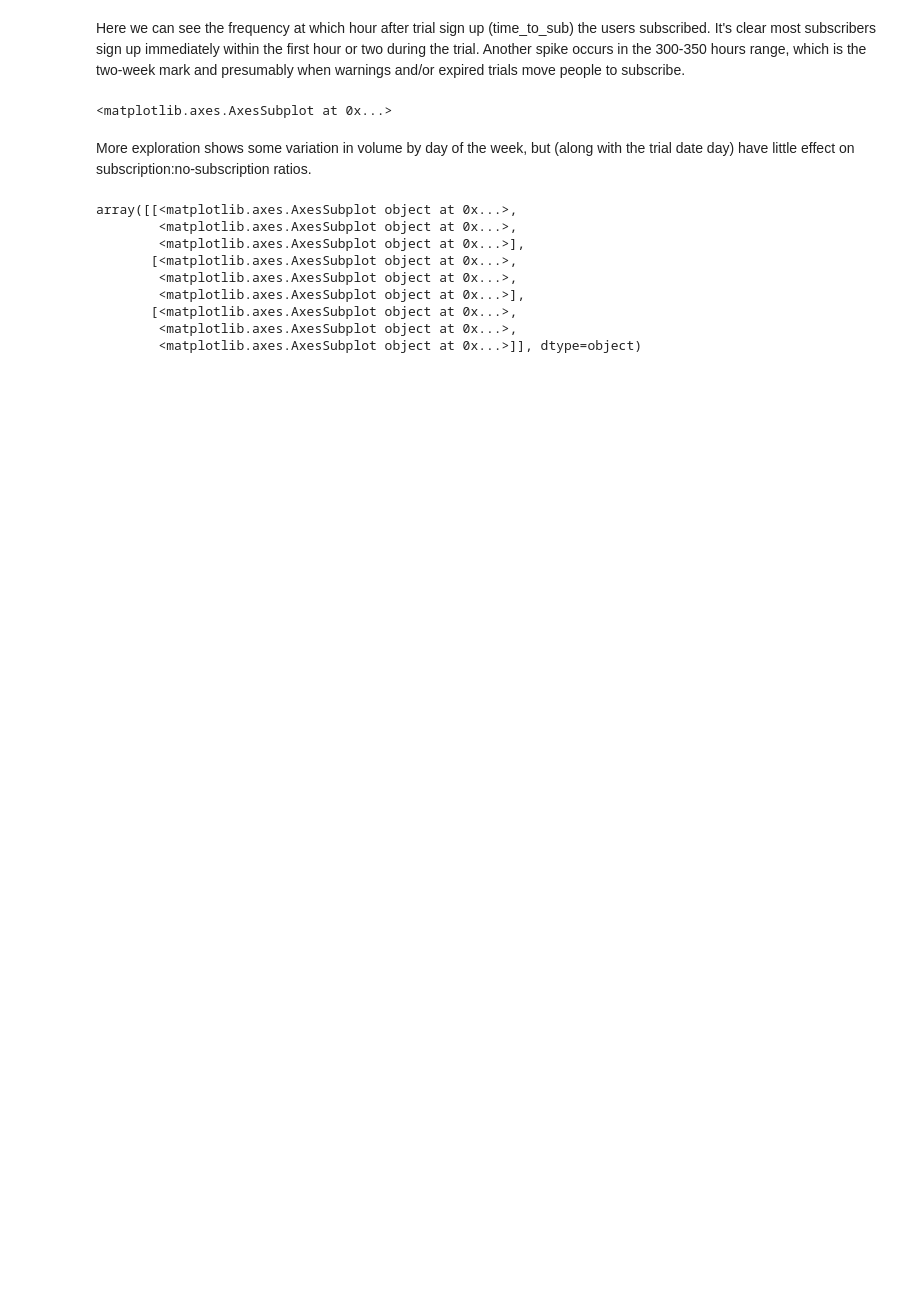
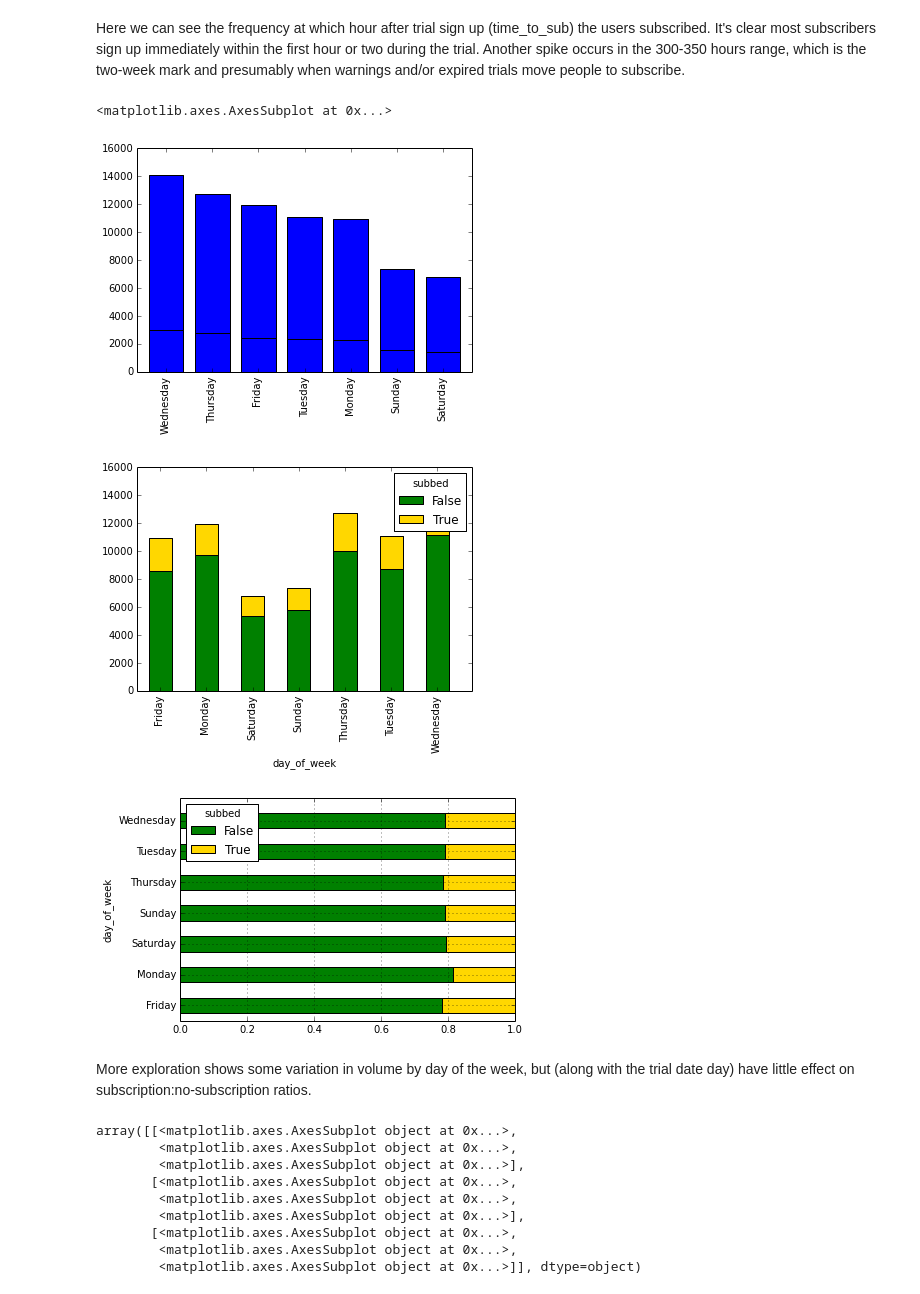
Before and after one commit to superfuji57/BIdata, a Jupyter notebook: BI_interview.ipynb, the cells around one changed output. Saved outputs shown, nothing was run; the diff lists cells and outputs as text; code cells hidden in the pictures; blank space fills up the shorter version.

```diff
--- a/BI_interview.ipynb
+++ b/BI_interview.ipynb
@@ -48,13 +48,16 @@ time_to_sub.hist(bins=200) #distribution of time elapsed from trial to subscript
 # %% [markdown]
 Here we can see the frequency at which hour after trial sign up (time_to_sub) the users subscribed. It's clear most subscribers sign up immediately within the first hour or two during the trial. Another spike occurs in the 300-350 hours range, which is the two-week mark and presumably when warnings and/or expired trials move people to subscribe.
 # %%
-data.day_of_week.value_counts().plot(kind='bar')
-data[data.subbed==True].day_of_week.value_counts().plot(kind='bar')
+data.day_of_week.value_counts().plot(kind='bar', grid = False)
+data[data.subbed==True].day_of_week.value_counts().plot(kind='bar', grid = False)
 sub_counts = pd.crosstab(data.day_of_week, data.subbed)
 sub_counts.plot(kind='bar', stacked=True, color=['green', 'gold'], grid = False)
-sub_counts.div(sub_counts.sum(1).astype(float), axis=0).plot(kind='barh', stacked=True, color=['black','gold'])
+sub_counts.div(sub_counts.sum(1).astype(float), axis=0).plot(kind='barh', stacked=True, color=['green','gold'])
 # %% [output]
 <matplotlib.axes.AxesSubplot at 0x...>
+[figure, added]
+[figure, added]
+[figure, added]
 # %% [markdown]
 More exploration shows some variation in volume by day of the week, but (along with the trial date day) have little effect on subscription:no-subscription ratios.
 # %%
```
Also changed, not shown: parts of 12 cells of this notebook.
